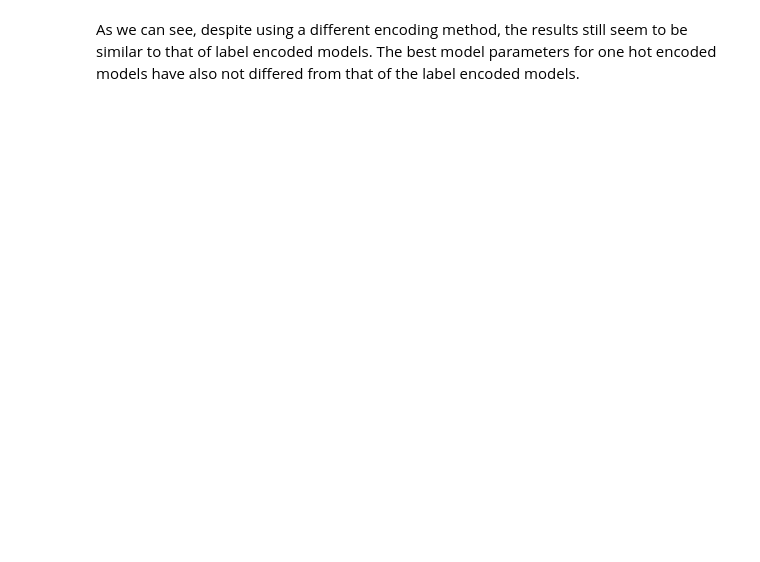
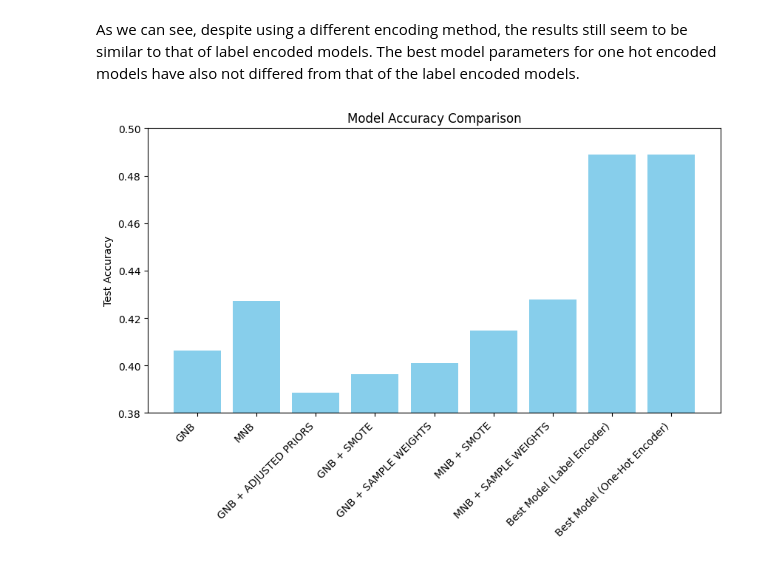
Before and after one commit to clavzno/STINTSY, a Jupyter notebook: NB_model.ipynb, the cells around one changed output. Drawn from its saved outputs; the diff is of its cells as text; code cells hidden in the pictures; blank space fills up the shorter version.

```diff
--- a/NB_model.ipynb
+++ b/NB_model.ipynb
@@ -780,3 +928,19 @@ Test Accuracy: 0.49029500385396957
 # %% [markdown]
 As we can see, despite using a different encoding method, the results still seem to be similar to that of label encoded models.
 The best model parameters for one hot encoded models have also not differed from that of the label encoded models.
+# %%
+models = ["GNB", "MNB", "GNB + ADJUSTED PRIORS", "GNB + SMOTE", "GNB + SAMPLE WEIGHTS",
+          "MNB + SMOTE", "MNB + SAMPLE WEIGHTS", "Best Model (Label Encoder)", "Best Model (One-Hot Encoder)"]
+
+accuracies = [0.4064, 0.4273, 0.3885, 0.3965, 0.4010, 0.4147, 0.4279, 0.4890, 0.4890]
+
+# Plot Accuracy
+plt.figure(figsize=(10,5))
+plt.bar(models, accuracies, color='skyblue')
+plt.ylabel("Test Accuracy")
+plt.title("Model Accuracy Comparison")
+plt.ylim(0.38, 0.5)
+plt.xticks(rotation=45, ha='right')
+plt.show()
+# %% [output]
+[figure, added]
```
Also changed, not shown: parts of 27 cells of this notebook.
